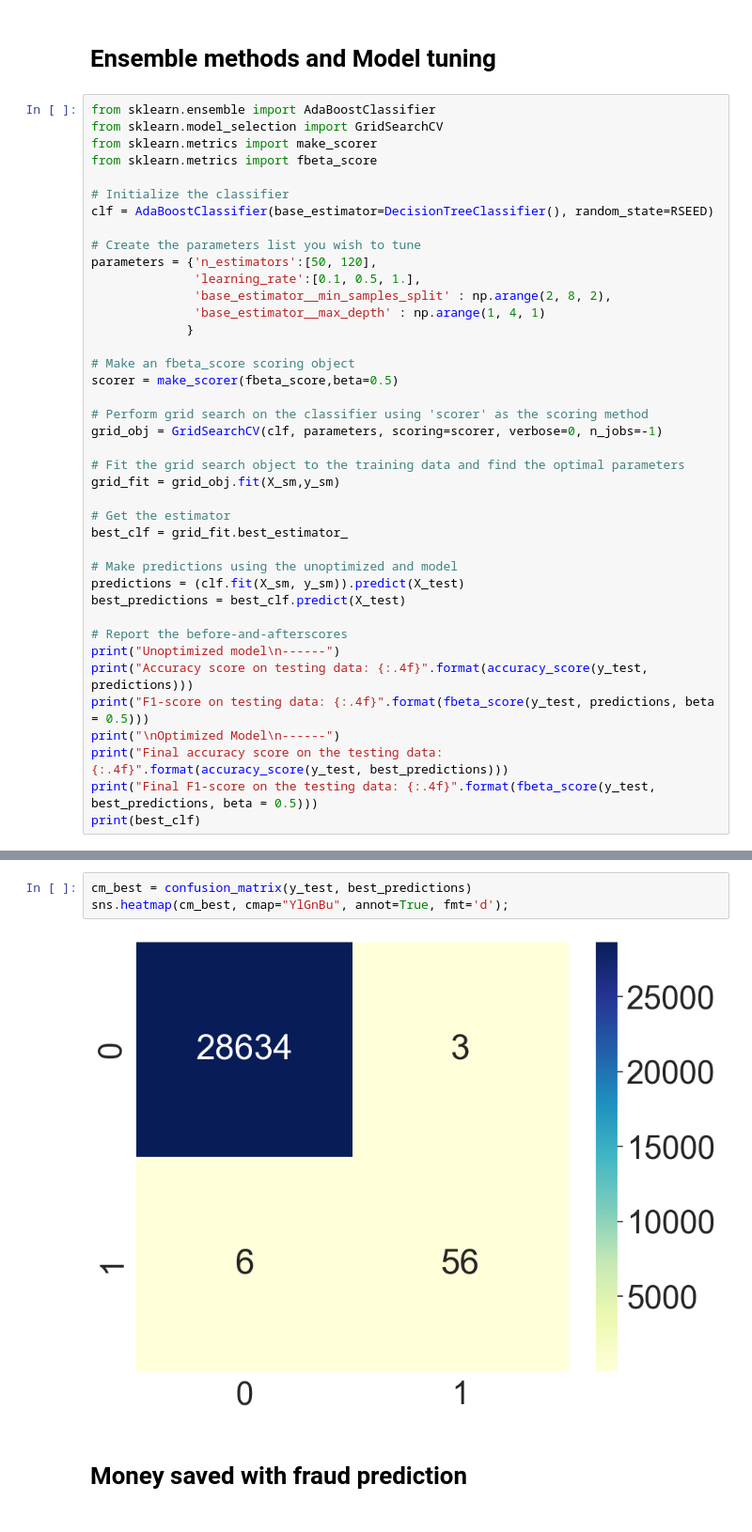
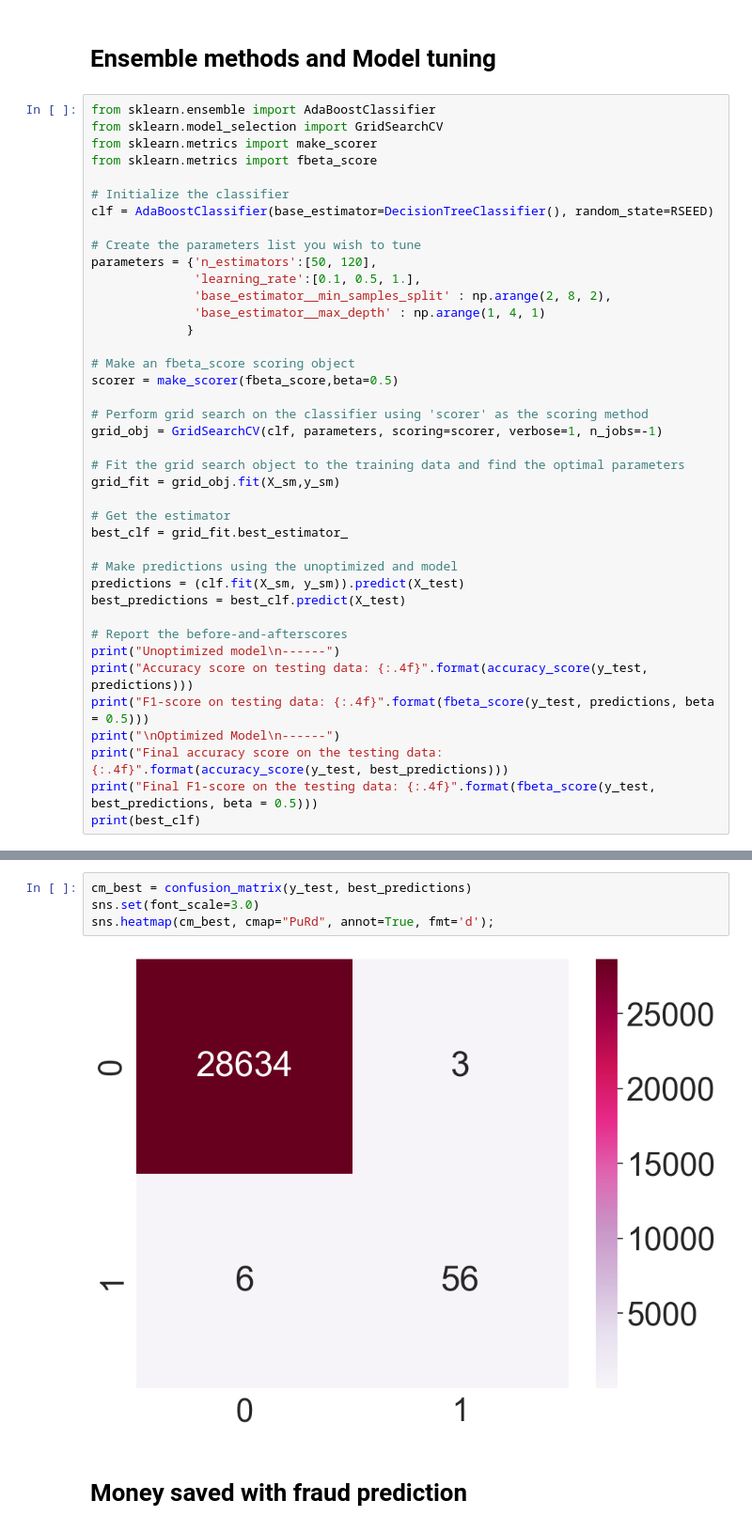
Before and after one commit to Ivyloeou/ML_Xente_Fraud_Detection, a Jupyter notebook: Fraud-detection-challenge.ipynb, the cells around one changed output, grey strips where cells are left out. Shown at 94% size. Saved outputs shown, nothing was run; the diff lists cells and outputs as text.

Commit message:
final changes and improved visualisations

```diff
--- a/Fraud-detection-challenge.ipynb
+++ b/Fraud-detection-challenge.ipynb
@@ -720,7 +761,7 @@ parameters = {'n_estimators':[50, 120],
 scorer = make_scorer(fbeta_score,beta=0.5)
 
 # Perform grid search on the classifier using 'scorer' as the scoring method
-grid_obj = GridSearchCV(clf, parameters, scoring=scorer, verbose=0, n_jobs=-1)
+grid_obj = GridSearchCV(clf, parameters, scoring=scorer, verbose=1, n_jobs=-1)
 
 # Fit the grid search object to the training data and find the optimal parameters
 grid_fit = grid_obj.fit(X_sm,y_sm)
@@ -756,8 +797,9 @@ AdaBoostClassifier(base_estimator=DecisionTreeClassifier(max_depth=3,
 # %%
 cm_best = confusion_matrix(y_test, best_predictions)
-sns.heatmap(cm_best, cmap="YlGnBu", annot=True, fmt='d');
+sns.set(font_scale=3.0)
+sns.heatmap(cm_best, cmap="PuRd", annot=True, fmt='d');
 # %% [output]
-[figure, old version]
+[figure, new version]
 # %% [markdown]
 # Money saved with fraud prediction
 # %% [markdown]
```
Also changed, not shown: parts of 22 cells of this notebook.
